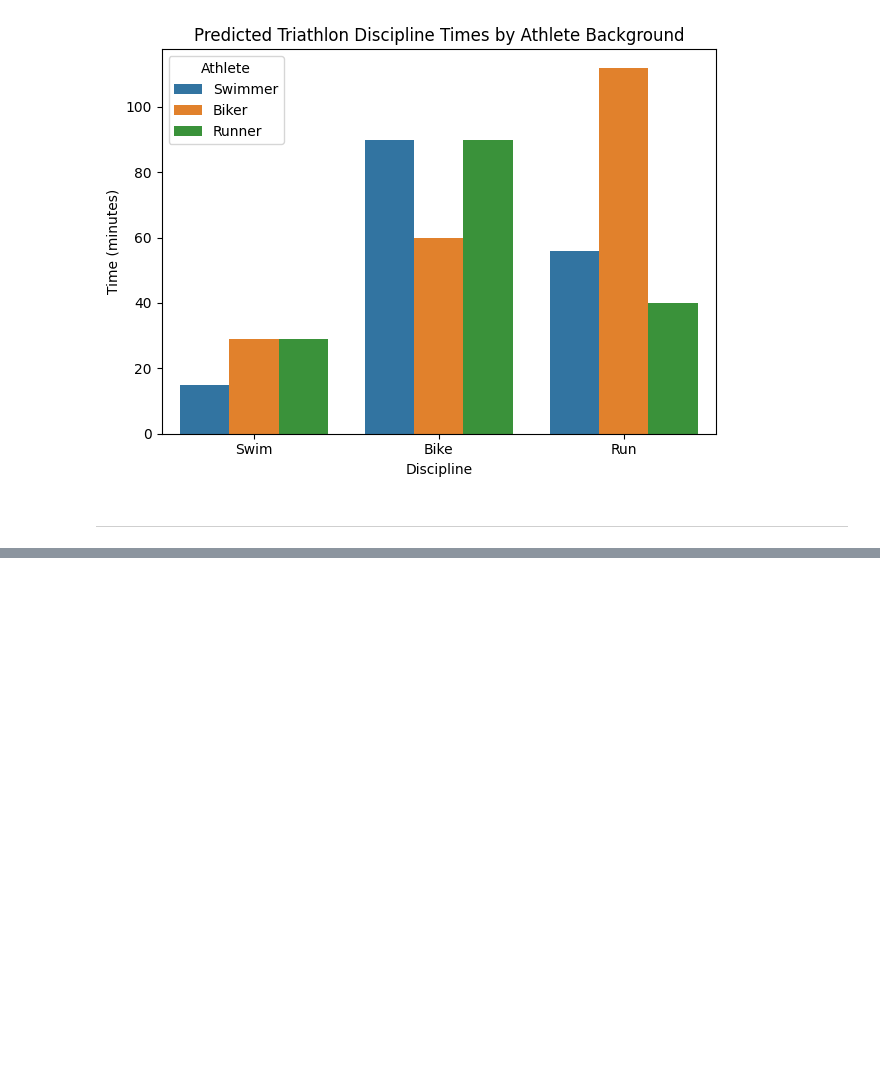
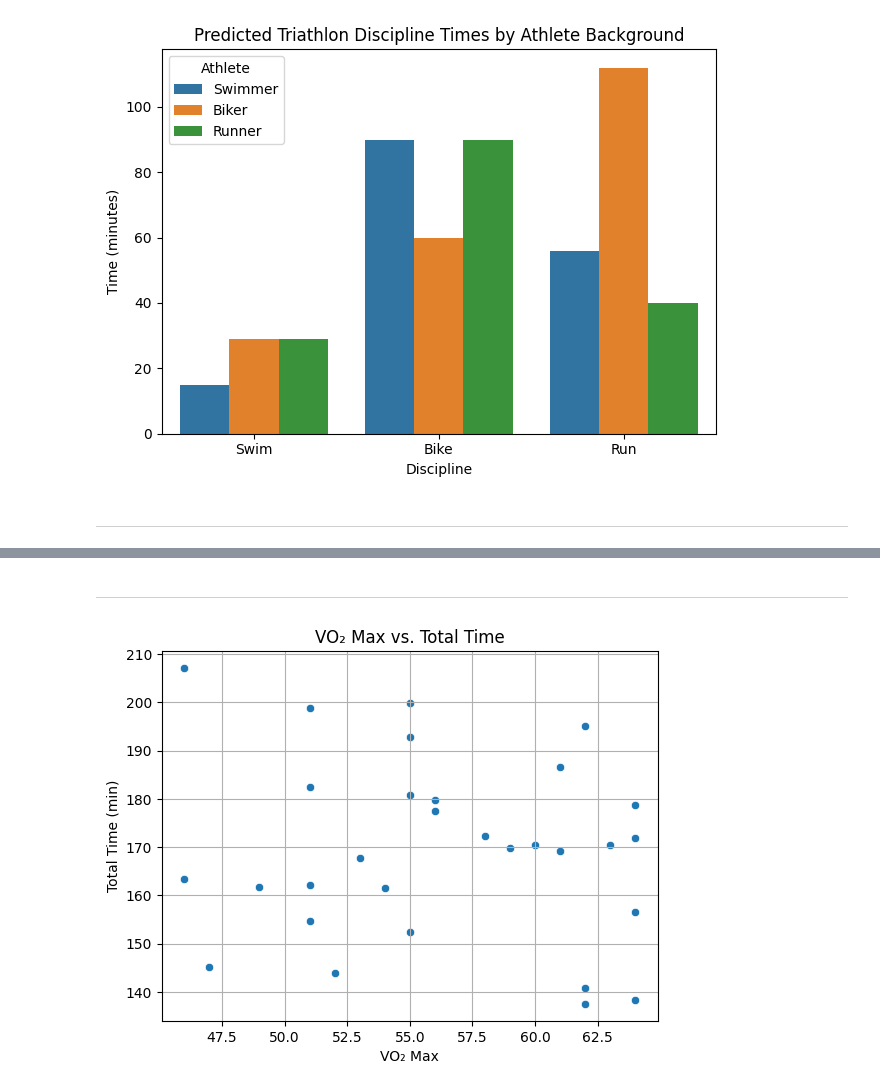
Before and after one commit to Jil-mueller/CMSE202-f25-Honors-Project, a Jupyter notebook: CMSE-202-Honors-Project.ipynb, the cells around one changed output, grey strips where cells are left out. Saved outputs shown, nothing was run; the diff lists cells and outputs as text; code cells hidden in the pictures; blank space fills up the shorter version.

```diff
--- a/CMSE-202-Honors-Project.ipynb
+++ b/CMSE-202-Honors-Project.ipynb
@@ -357,0 +372,12 @@ plt.show()
+# %% [markdown]
+---
+# %%
+sns.scatterplot(data=df, x="VO2_max", y="Total_Time")
+plt.title("VO₂ Max vs. Total Time")
+plt.xlabel("VO₂ Max")
+plt.ylabel("Total Time (min)")
+plt.grid(True)
+
+plt.show()
+# %% [output]
+[figure, added]
```
Also changed, not shown: parts of 13 cells of this notebook.
